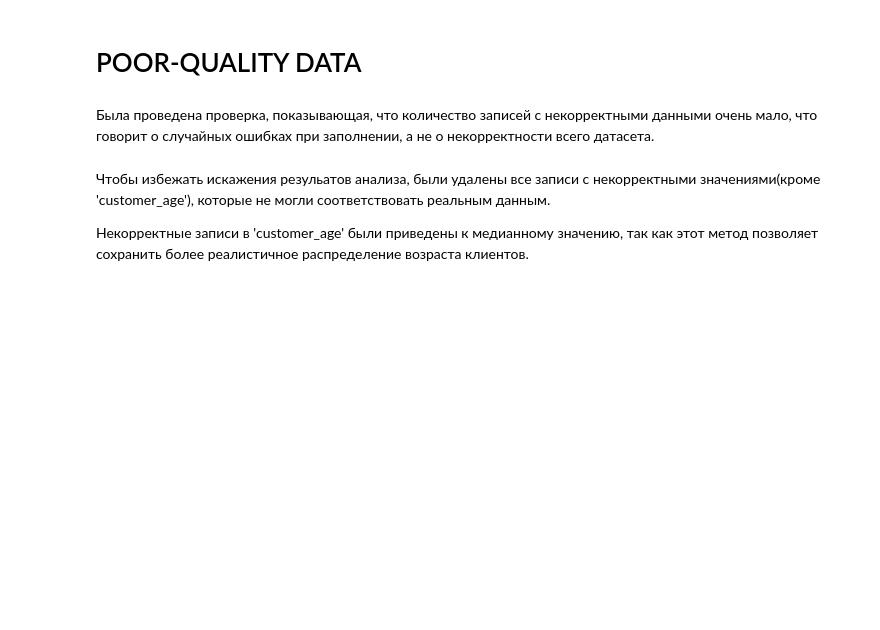
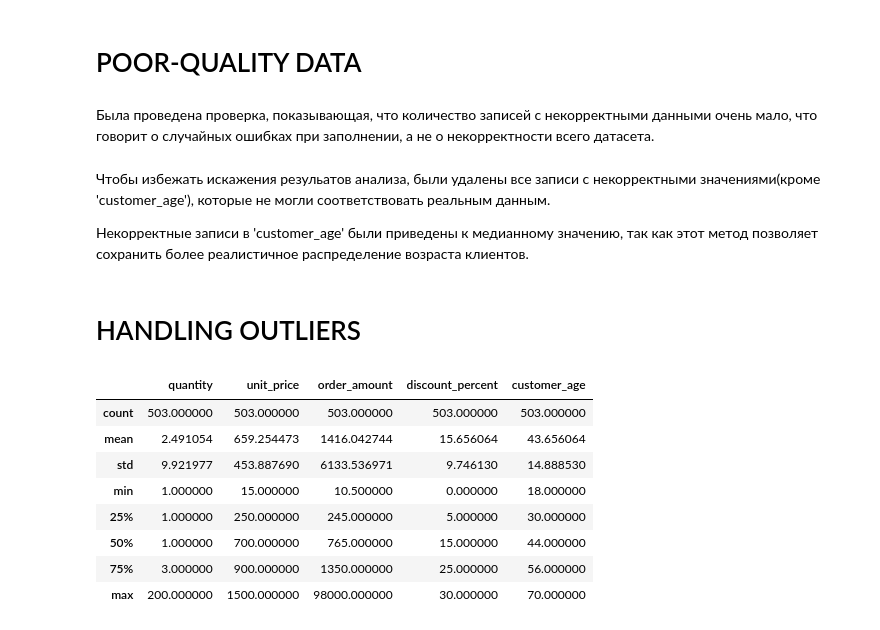
Before and after one commit to nsklvw/dataset_analysis, a Jupyter notebook: notebooks/analysis.ipynb, the cells around one changed output. Cells and saved outputs as stored; diff of their text form; code cells hidden in the pictures; blank space fills up the shorter version.

Commit message:
Handling outliers

```diff
--- a/notebooks/analysis.ipynb
+++ b/notebooks/analysis.ipynb
@@ -247,3 +247,17 @@ df[(df['customer_age'] < 0) | (df['customer_age'] > 90)].sum()
 Чтобы избежать искажения резульатов анализа, были удалены все записи с некорректными значениями(кроме 'customer_age'), которые не могли соответствовать реальным данным.
 
 Некорректные записи в 'customer_age' были приведены к медианному значению, так как этот метод позволяет сохранить более реалистичное распределение возраста клиентов.
+# %% [markdown]
+# HANDLING OUTLIERS
+# %%
+df[['quantity', 'unit_price', 'order_amount', 'discount_percent', 'customer_age']].describe()
+# %% [output]
+|  | quantity | unit_price | order_amount | discount_percent | customer_age |
+| count | 503.000000 | 503.000000 | 503.000000 | 503.000000 | 503.000000 |
+| mean | 2.491054 | 659.254473 | 1416.042744 | 15.656064 | 43.656064 |
+| std | 9.921977 | 453.887690 | 6133.536971 | 9.746130 | 14.888530 |
+| min | 1.000000 | 15.000000 | 10.500000 | 0.000000 | 18.000000 |
+| 25% | 1.000000 | 250.000000 | 245.000000 | 5.000000 | 30.000000 |
+| 50% | 1.000000 | 700.000000 | 765.000000 | 15.000000 | 44.000000 |
+| 75% | 3.000000 | 900.000000 | 1350.000000 | 25.000000 | 56.000000 |
+| max | 200.000000 | 1500.000000 | 98000.000000 | 30.000000 | 70.000000 |
```
Also changed, not shown: parts of 1 cell of this notebook.
